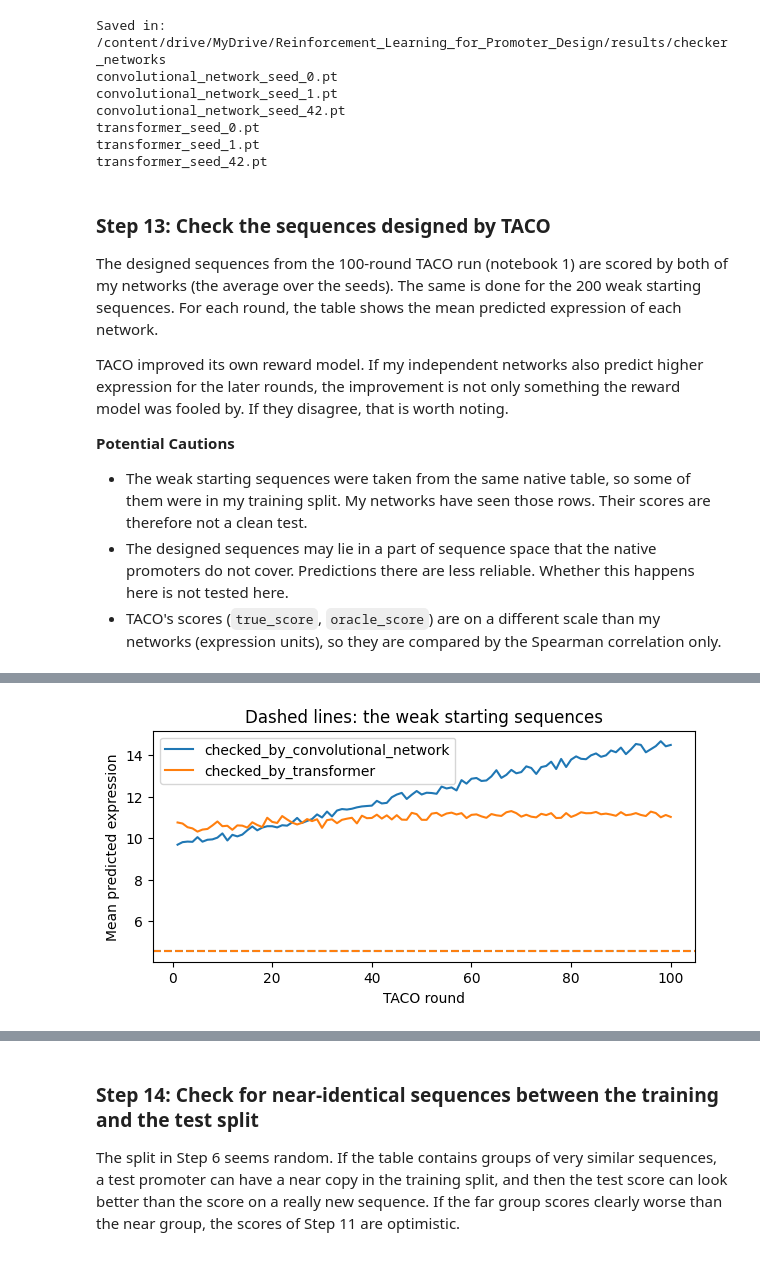
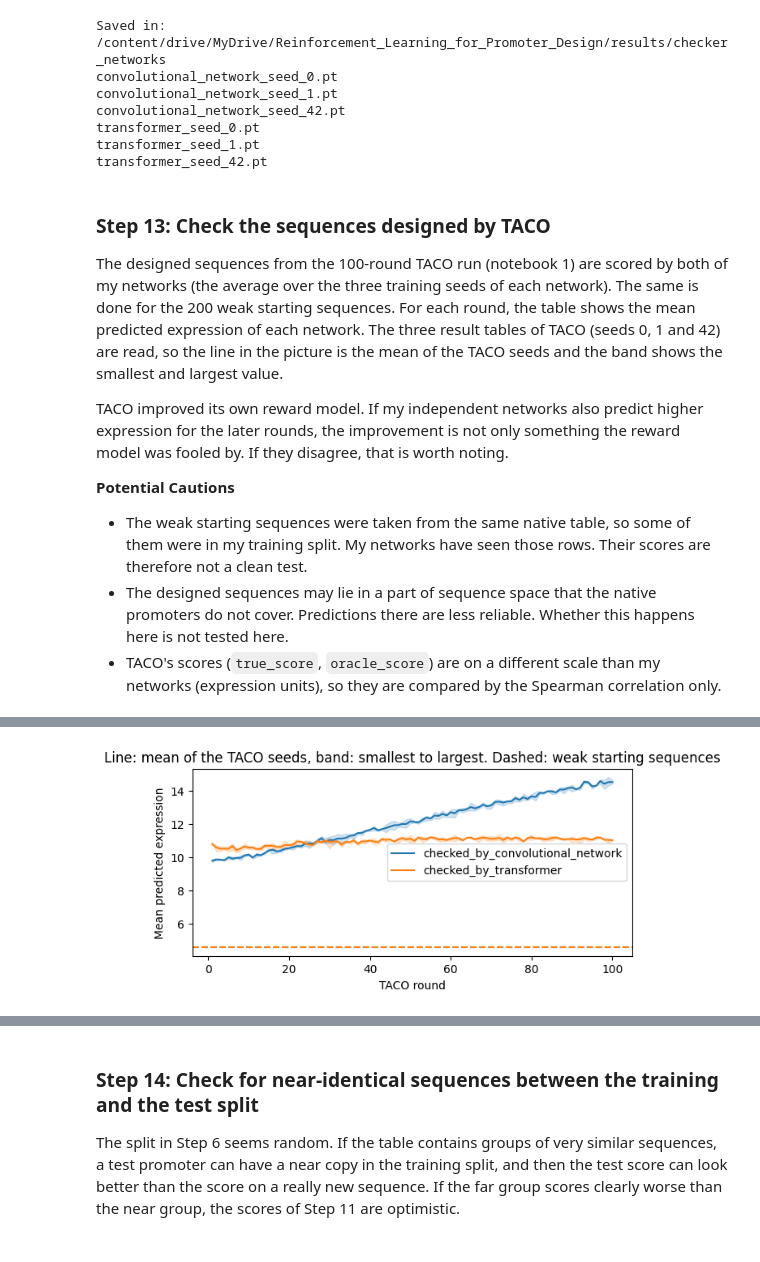
Before and after one commit to EvaPanou/Reinforcement_Learning_for_Promoter_Design, a Jupyter notebook: 02_Checker_Neural_Networks.ipynb, the cells around one changed output, grey strips where cells are left out. Cells and saved outputs as stored; diff of their text form; code cells hidden in the pictures.

```diff
--- a/02_Checker_Neural_Networks.ipynb
+++ b/02_Checker_Neural_Networks.ipynb
@@ -75,9 +75,16 @@ batch_size = 64
 maximum_epochs = 30
 learning_rate = 0.001
 
-# The TACO result table to be checked, and the weak starting sequences used by TACO (both inside the Drive folder).
-taco_results_file = "results/full_run_100_rounds/mbo_0.0_0.0001_complex_mbo_0.csv"
+# The TACO result tables to be checked (written by notebook 1, Step 13): one table for each TACO seed, inside the Drive folder.
+taco_seeds = [0, 1, 42]
+taco_results_folder = "results/full_run_100_rounds"
+taco_results_file_pattern = "mbo_0.0_0.0001_complex_mbo_{seed}.csv"
+
+# The weak starting sequences used by TACO (inside the Drive folder).
 starting_sequences_file = "data/complex/mbo.csv"
+
+# The folder inside the Drive folder where this notebook saves its pictures.
+figures_folder = "results/figures"
 
 # The check for near-identical sequences (Step 14): the limits are numbers of positions at which two sequences differ.
 near_identical_limits = [1, 2, 5, 10, 20]
@@ -111,8 +118,13 @@ drive_dir_name = find_drive_dir()
 print("Drive project folder:", drive_dir_name)
 print("Folder exists:", drive_dir_name.exists())
 
-for notebook_1_file in [taco_results_file, starting_sequences_file]:
+taco_result_files = [taco_results_folder + "/" + taco_results_file_pattern.format(seed=taco_seed) for taco_seed in taco_seeds]
+
+for notebook_1_file in taco_result_files + [starting_sequences_file]:
     print(notebook_1_file, (drive_dir_name / notebook_1_file).exists())
+
+figures_folder_name = drive_dir_name / figures_folder
+figures_folder_name.mkdir(parents=True, exist_ok=True)
 # %% [output]
 Mounted at /content/drive
 Drive project folder: /content/drive/MyDrive/Reinforcement_Learning_for_Promoter_Design
@@ -452,7 +506,7 @@ transformer_seed_42.pt
 # %% [markdown]
 ### **Step 13: Check the sequences designed by TACO**
 
-The designed sequences from the 100-round TACO run (notebook 1) are scored by both of my networks (the average over the seeds). The same is done for the 200 weak starting sequences. For each round, the table shows the mean predicted expression of each network.
+The designed sequences from the 100-round TACO run (notebook 1) are scored by both of my networks (the average over the three training seeds of each network). The same is done for the 200 weak starting sequences. For each round, the table shows the mean predicted expression of each network. The three result tables of TACO (seeds 0, 1 and 42) are read, so the line in the picture is the mean of the TACO seeds and the band shows the smallest and largest value.
 
 TACO improved its own reward model. If my independent networks also predict higher expression for the later rounds, the improvement is not only something the reward model was fooled by. If they disagree, that is worth noting.
 
@@ -461,13 +515,21 @@ TACO improved its own reward model. If my independent networks also predict high
 - The designed sequences may lie in a part of sequence space that the native promoters do not cover. Predictions there are less reliable. Whether this happens here is not tested here.
 - TACO's scores (`true_score`, `oracle_score`) are on a different scale than my networks (expression units), so they are compared by the Spearman correlation only.
 # %%
-taco_results = pandas.read_csv(drive_dir_name / taco_results_file)
 starting_sequences = pandas.read_csv(drive_dir_name / starting_sequences_file)
-print("Designed sequences:", len(taco_results), "| Rounds:", taco_results["round"].nunique(), "| Starting sequences:", len(starting_sequences))
+
+# Reading the result table of every TACO seed and putting them under each other.
+taco_tables = []
+for taco_seed in taco_seeds:
+    seed_table = pandas.read_csv(drive_dir_name / taco_results_folder / taco_results_file_pattern.format(seed=taco_seed))
+    seed_table.insert(0, "taco_seed", taco_seed)
+    taco_tables.append(seed_table)
+taco_results = pandas.concat(taco_tables, ignore_index=True)
+
+print("TACO seeds:", taco_seeds, "| Designed sequences:", len(taco_results), "| Rounds:", taco_results["round"].nunique(), "| Starting sequences:", len(starting_sequences))
 print("Lengths of designed sequences:", [int(length) for length in sorted(taco_results["sequence"].str.len().unique())])
 
 # HELPER FUNCTION
-# Scoring a list of sequences with one kind of network, averaged over the seeds.
+# Scoring a list of sequences with one kind of network, averaged over the training seeds.
 def score_with_checker(network_name, sequences):
     loader = torch.utils.data.DataLoader(
         torch.utils.data.TensorDataset(torch.tensor(one_hot_encode(sequences)), torch.zeros(len(sequences))),
@@ -479,23 +541,36 @@ for network_name in network_classes:
     starting_sequences["checked_by_" + network_name.replace(" ", "_")] = score_with_checker(network_name, starting_sequences["sequence"].tolist())
 
 checker_columns = [column for column in taco_results.columns if column.startswith("checked_by_")]
-per_round_table = taco_results.groupby("round")[checker_columns].mean()
+
+# One mean per TACO seed and round, then the mean, smallest and largest value over the TACO seeds.
+per_seed_round_table = taco_results.groupby(["taco_seed", "round"])[checker_columns].mean()
+per_round_table = per_seed_round_table.groupby("round").agg(["mean", "min", "max"])
+rounds_to_show = sorted(set([1] + [round_number for round_number in per_round_table.index if round_number % 10 == 0]))
 print()
-print(per_round_table.round(3).to_string())
+print("Mean predicted expression per round (mean, smallest and largest value over the TACO seeds):")
+print(per_round_table.loc[rounds_to_show].round(3).to_string())
 print()
 print("Starting sequences, mean prediction:")
 print(starting_sequences[checker_columns].mean().round(3).to_string())
+
+# The agreement with the score of the checker model inside TACO (oracle_score), for each TACO seed: over all rounds together, and inside single rounds.
 print()
 for column in checker_columns:
-    print("Spearman correlation of", column, "with TACO oracle_score:", round(float(scipy.stats.spearmanr(taco_results[column], taco_results["oracle_score"])[0]), 3))
+    for taco_seed in taco_seeds:
+        seed_rows = taco_results[taco_results["taco_seed"] == taco_seed]
+        together = scipy.stats.spearmanr(seed_rows[column], seed_rows["oracle_score"])[0]
+        inside_rounds = seed_rows.groupby("round")[[column, "oracle_score"]].apply(lambda rows: scipy.stats.spearmanr(rows[column], rows["oracle_score"])[0])
+        print("Spearman correlation of", column, "with oracle_score, TACO seed", taco_seed, "| all rounds together:", round(float(together), 3), "| mean inside single rounds:", round(float(inside_rounds.mean()), 3))
 
 pyplot.figure(figsize=(7, 3))
 for column in checker_columns:
-    line = pyplot.plot(per_round_table.index, per_round_table[column], label=column)
+    line = pyplot.plot(per_round_table.index, per_round_table[(column, "mean")], label=column)
+    pyplot.fill_between(per_round_table.index, per_round_table[(column, "min")], per_round_table[(column, "max")], alpha=0.2, color=line[0].get_color())
     pyplot.axhline(starting_sequences[column].mean(), linestyle="--", color=line[0].get_color())
 pyplot.xlabel("TACO round")
 pyplot.ylabel("Mean predicted expression")
-pyplot.title("Dashed lines: the weak starting sequences")
+pyplot.title("Line: mean of the TACO seeds, band: smallest to largest. Dashed: weak starting sequences")
 pyplot.legend()
+pyplot.savefig(figures_folder_name / "checker_scores_per_round.png", dpi=130, bbox_inches="tight")
 pyplot.show()
 # %% [output]
@@ -519 +594 @@ Spearman correlation of checked_by_transformer with TACO oracle_score: 0.06
-[figure, old version]
+[figure, new version]
```
Also changed, not shown: parts of 7 cells of this notebook.
